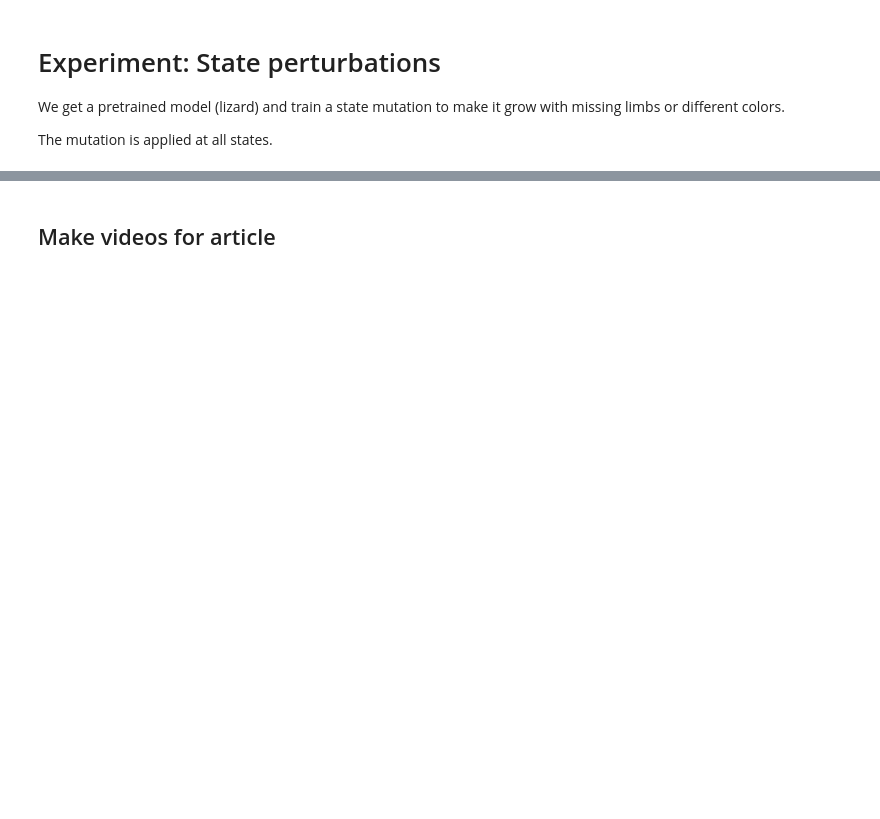
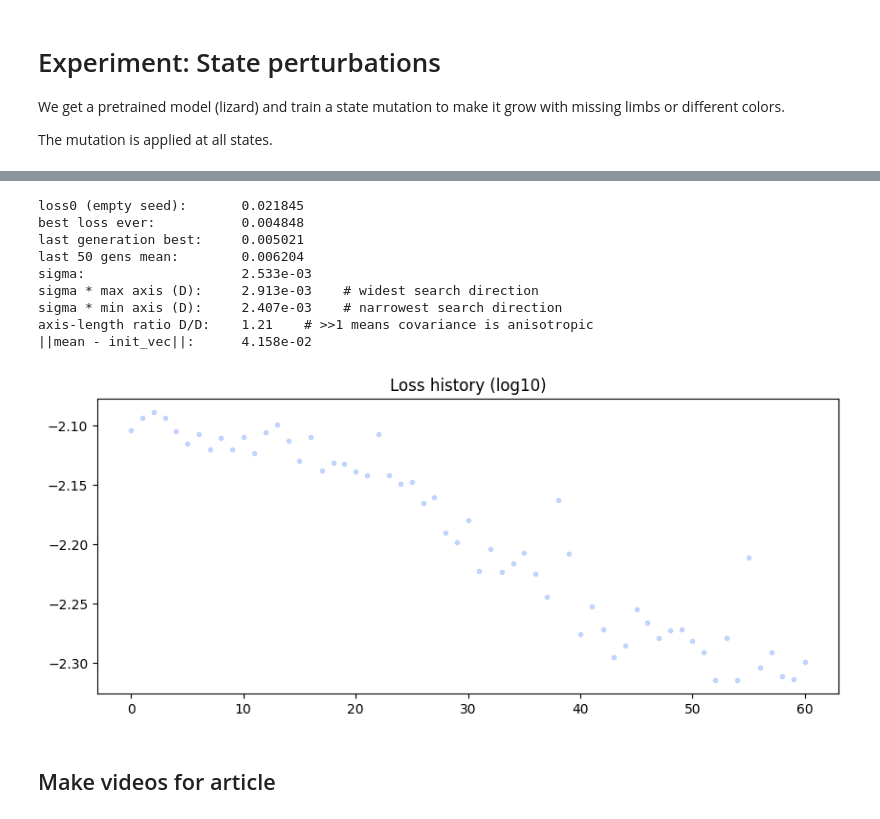
Before and after one commit to DavidMagaram/NaCo, a Jupyter notebook: ProjectNaCo/Codee/Evolutionary_Adversarial_Reprogramming_of_Growing_Neural_Cellular_Automata.ipynb, the cells around one changed output, grey strips where cells are left out. Saved outputs shown, nothing was run; the diff lists cells and outputs as text; code cells hidden in the pictures; blank space fills up the shorter version.

```diff
--- a/ProjectNaCo/Codee/Evolutionary_Adversarial_Reprogramming_of_Growing_Neural_Cellular_Automata.ipynb
+++ b/ProjectNaCo/Codee/Evolutionary_Adversarial_Reprogramming_of_Growing_Neural_Cellular_Automata.ipynb
@@ -519,3 +584,29 @@ for gen in range(N_GENERATIONS):
+# %%
+# Diagnostics from CMA-ES state and loss history. No NCA reruns.
+print(f"loss0 (empty seed):       {loss0:.6f}")
+print(f"best loss ever:           {min(loss_log):.6f}")
+print(f"last generation best:     {loss_log[-1]:.6f}")
+print(f"last 50 gens mean:        {np.mean(loss_log[-50:]):.6f}")
+print(f"sigma:                    {es.sigma:.3e}")
+print(f"sigma * max axis (D):     {es.sigma * es.D.max():.3e}    # widest search direction")
+print(f"sigma * min axis (D):     {es.sigma * es.D.min():.3e}    # narrowest search direction")
+print(f"axis-length ratio D/D:    {es.D.max() / es.D.min():.2f}    # >>1 means covariance is anisotropic")
+print(f"||mean - init_vec||:      {np.linalg.norm(np.asarray(es.mean) - init_vec):.3e}")
+pl.figure(figsize=(10, 4))
+pl.title('Loss history (log10)')
+pl.plot(np.log10(loss_log), '.', alpha=0.3)
+pl.show()
+# %% [output]
+loss0 (empty seed):       0.021845
+best loss ever:           0.004848
+last generation best:     0.005021
+last 50 gens mean:        0.006204
+sigma:                    2.533e-03
+sigma * max axis (D):     2.913e-03    # widest search direction
+sigma * min axis (D):     2.407e-03    # narrowest search direction
+axis-length ratio D/D:    1.21    # >>1 means covariance is anisotropic
+||mean - init_vec||:      4.158e-02
+[figure, added]
 # %%
 # Save the symmetric matrix, in case you want to use combinations of them.
 # showing an example.
```
Also changed, not shown: parts of 10 cells of this notebook.
